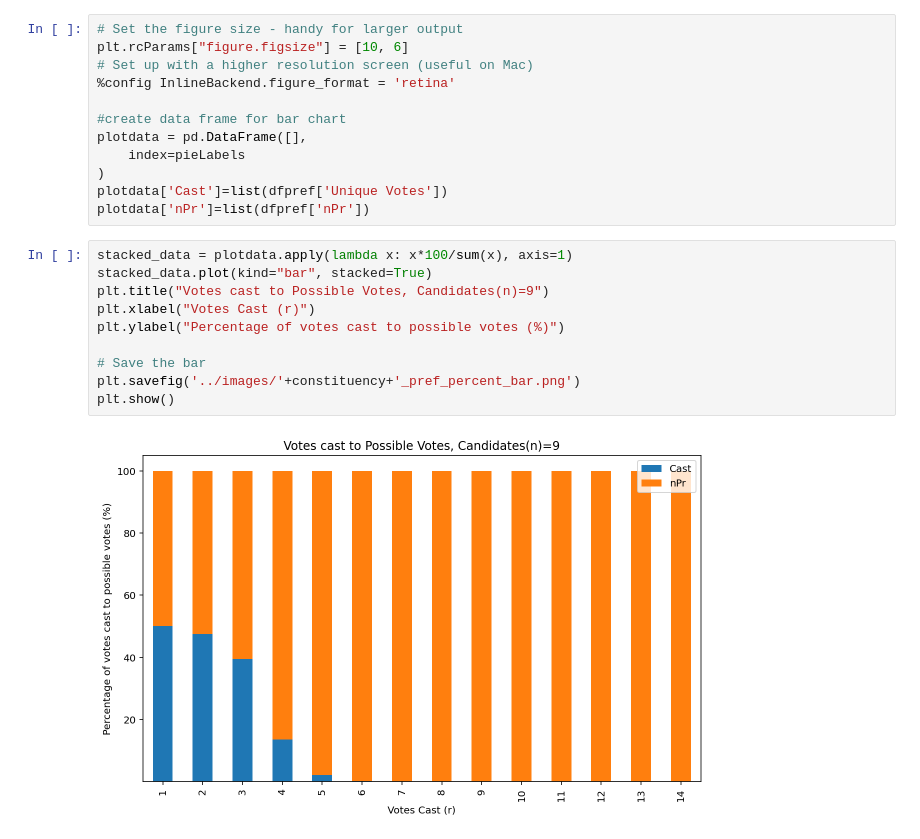
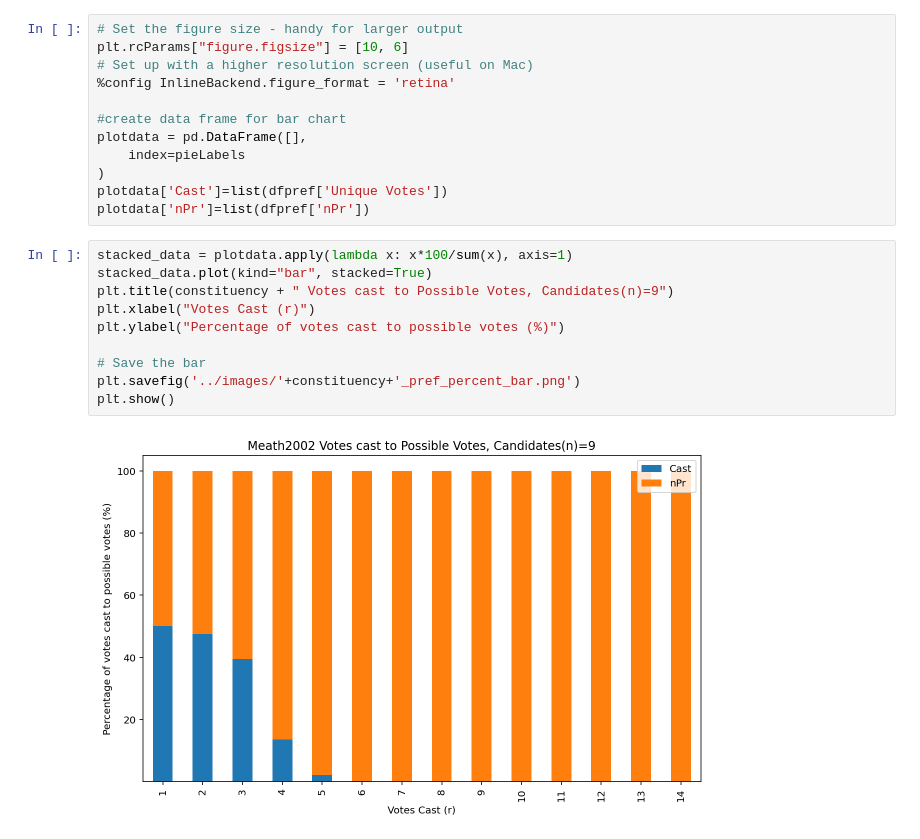
Before and after one commit to conorgilmer/STV-Ballot-as-a-signature, a Jupyter notebook: python/VoteDataAnalysis.ipynb, the cells around one changed output. Saved outputs shown, nothing was run; the diff lists cells and outputs as text.

```diff
--- a/python/VoteDataAnalysis.ipynb
+++ b/python/VoteDataAnalysis.ipynb
@@ -519,12 +519,12 @@ plotdata['nPr']=list(dfpref['nPr'])
 # %%
 stacked_data = plotdata.apply(lambda x: x*100/sum(x), axis=1)
 stacked_data.plot(kind="bar", stacked=True)
-plt.title("Votes cast to Possible Votes, Candidates(n)=9")
+plt.title(constituency + " Votes cast to Possible Votes, Candidates(n)=9")
 plt.xlabel("Votes Cast (r)")
 plt.ylabel("Percentage of votes cast to possible votes (%)")
 
 # Save the bar
 plt.savefig('../images/'+constituency+'_pref_percent_bar.png')
 plt.show()
 # %% [output]
-[figure, old version]
+[figure, new version]
```
Also changed, not shown: parts of 4 cells of this notebook.
